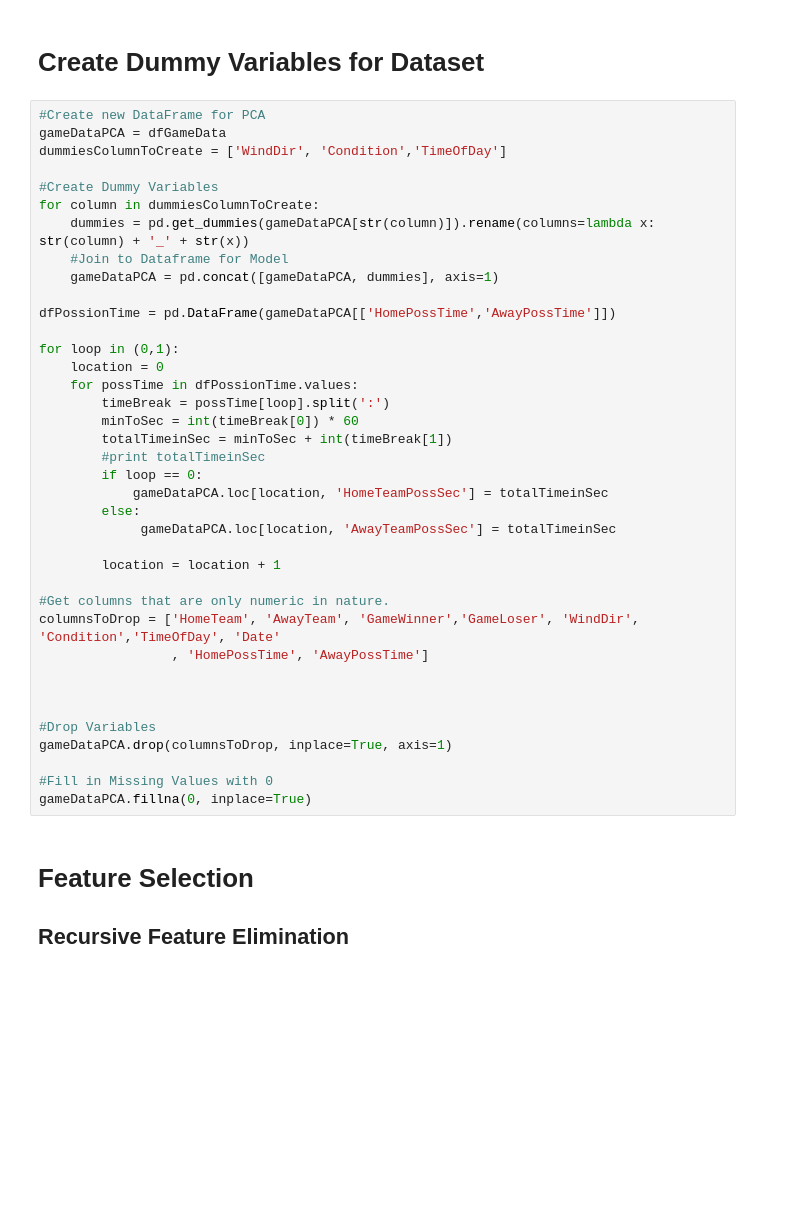
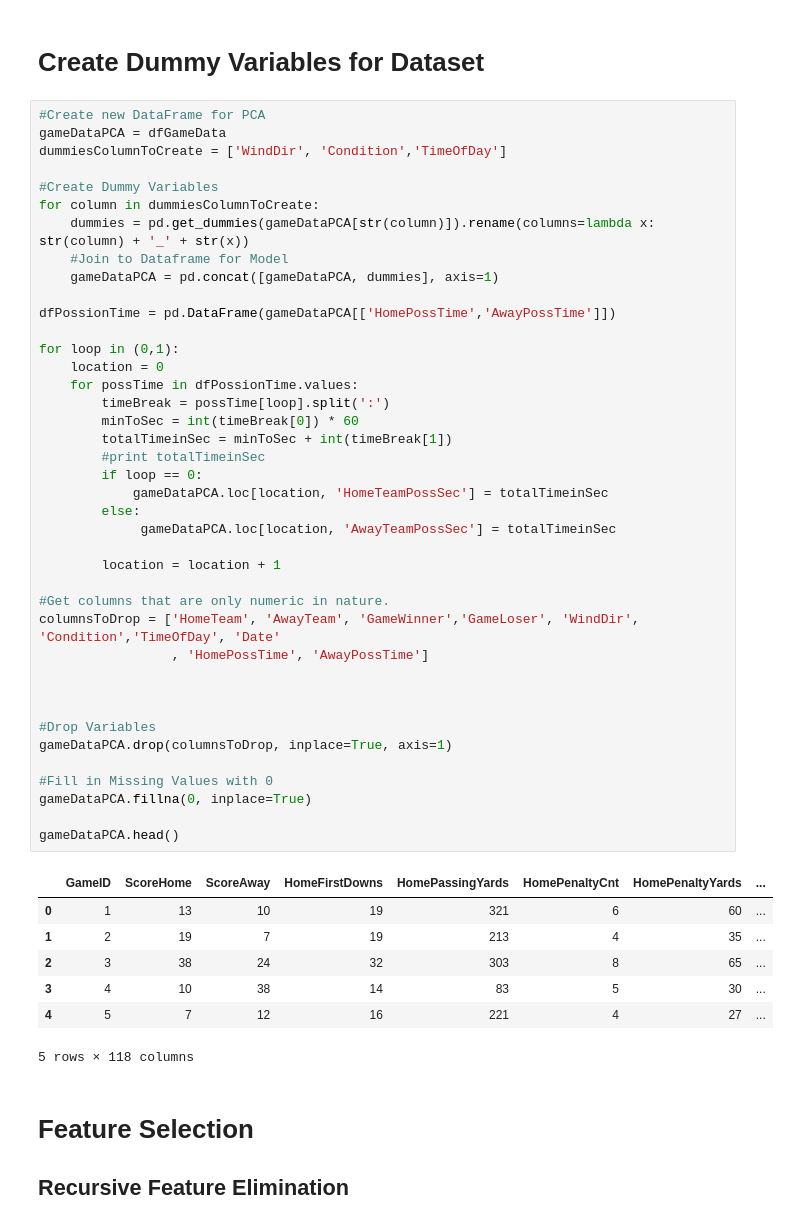
Before and after one commit to ChrisIrwin5620/CapstoneProject, a Jupyter notebook: python/Capstone Project.ipynb, the cells around one changed output. Saved outputs shown, nothing was run; the diff lists cells and outputs as text; blank space fills up the shorter version.

```diff
--- a/python/Capstone Project.ipynb
+++ b/python/Capstone Project.ipynb
@@ -67,33 +67,43 @@ for column in dummiesColumnToCreate:
     #Join to Dataframe for Model
     gameDataPCA = pd.concat([gameDataPCA, dummies], axis=1)
 
 dfPossionTime = pd.DataFrame(gameDataPCA[['HomePossTime','AwayPossTime']])
 
 for loop in (0,1):
     location = 0
     for possTime in dfPossionTime.values:
         timeBreak = possTime[loop].split(':')
         minToSec = int(timeBreak[0]) * 60
         totalTimeinSec = minToSec + int(timeBreak[1])
         #print totalTimeinSec
         if loop == 0:
             gameDataPCA.loc[location, 'HomeTeamPossSec'] = totalTimeinSec
         else:
              gameDataPCA.loc[location, 'AwayTeamPossSec'] = totalTimeinSec
 
         location = location + 1
 
 #Get columns that are only numeric in nature.
 columnsToDrop = ['HomeTeam', 'AwayTeam', 'GameWinner','GameLoser', 'WindDir', 'Condition','TimeOfDay', 'Date'
                  , 'HomePossTime', 'AwayPossTime']
 
 
 
 #Drop Variables
 gameDataPCA.drop(columnsToDrop, inplace=True, axis=1)
 
 #Fill in Missing Values with 0
 gameDataPCA.fillna(0, inplace=True)
+
+gameDataPCA.head()
+# %% [output]
+|  | GameID | ScoreHome | ScoreAway | HomeFirstDowns | HomePassingYards | HomePenaltyCnt | HomePenaltyYards | ... |
+| 0 | 1 | 13 | 10 | 19 | 321 | 6 | 60 | ... |
+| 1 | 2 | 19 | 7 | 19 | 213 | 4 | 35 | ... |
+| 2 | 3 | 38 | 24 | 32 | 303 | 8 | 65 | ... |
+| 3 | 4 | 10 | 38 | 14 | 83 | 5 | 30 | ... |
+| 4 | 5 | 7 | 12 | 16 | 221 | 4 | 27 | ... |
+5 rows × 118 columns
 # %% [markdown]
 # Feature Selection
 ## Recursive Feature Elimination
```
Also changed, not shown: parts of 9 cells of this notebook.
